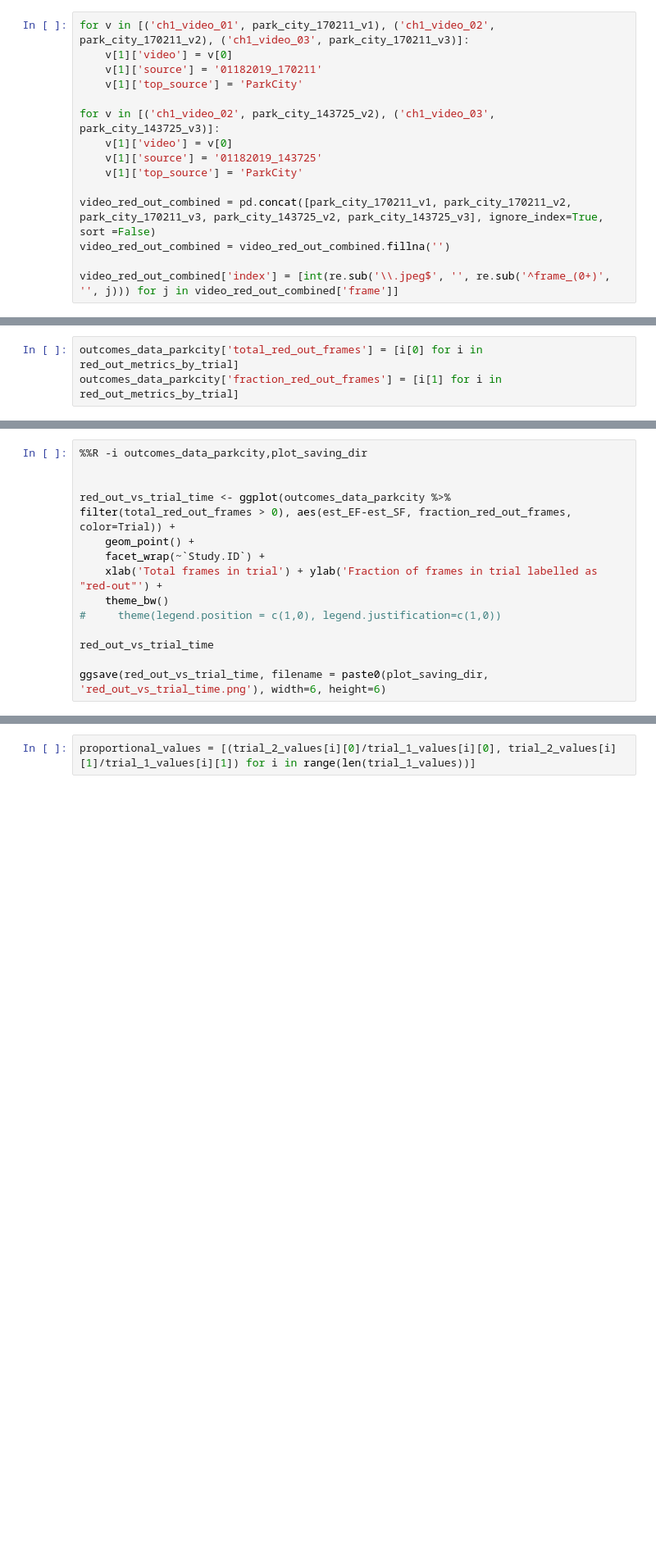
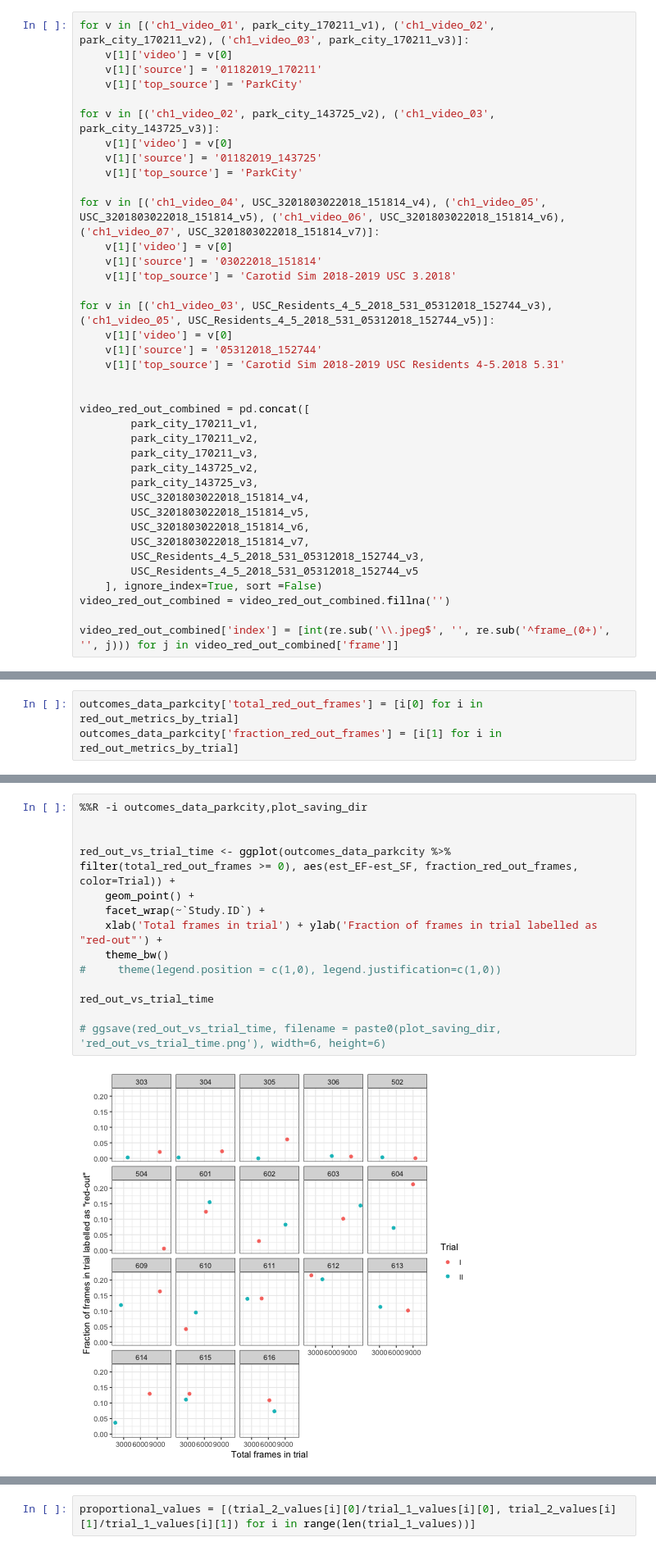
Before and after one commit to guillaumekugener/surgical-training-project, a Jupyter notebook: analysis/red_out_to_outcomes_associations.ipynb, the cells around one changed output, grey strips where cells are left out. Shown at 82% size. Cells and saved outputs as stored; diff of their text form; blank space fills up the shorter version.

```diff
--- a/analysis/red_out_to_outcomes_associations.ipynb
+++ b/analysis/red_out_to_outcomes_associations.ipynb
@@ -134,7 +107,30 @@ for v in [('ch1_video_02', park_city_143725_v2), ('ch1_video_03', park_city_1437
     v[1]['source'] = '01182019_143725'
     v[1]['top_source'] = 'ParkCity'
 
-video_red_out_combined = pd.concat([park_city_170211_v1, park_city_170211_v2, park_city_170211_v3, park_city_143725_v2, park_city_143725_v3], ignore_index=True, sort =False)
+for v in [('ch1_video_04', USC_3201803022018_151814_v4), ('ch1_video_05', USC_3201803022018_151814_v5), ('ch1_video_06', USC_3201803022018_151814_v6), ('ch1_video_07', USC_3201803022018_151814_v7)]:
+    v[1]['video'] = v[0]
+    v[1]['source'] = '03022018_151814'
+    v[1]['top_source'] = 'Carotid Sim 2018-2019 USC 3.2018'
+
+for v in [('ch1_video_03', USC_Residents_4_5_2018_531_05312018_152744_v3), ('ch1_video_05', USC_Residents_4_5_2018_531_05312018_152744_v5)]:
+    v[1]['video'] = v[0]
+    v[1]['source'] = '05312018_152744'
+    v[1]['top_source'] = 'Carotid Sim 2018-2019 USC Residents 4-5.2018 5.31'
+
+
+video_red_out_combined = pd.concat([
+        park_city_170211_v1,
+        park_city_170211_v2,
+        park_city_170211_v3,
+        park_city_143725_v2,
+        park_city_143725_v3,
+        USC_3201803022018_151814_v4,
+        USC_3201803022018_151814_v5,
+        USC_3201803022018_151814_v6,
+        USC_3201803022018_151814_v7,
+        USC_Residents_4_5_2018_531_05312018_152744_v3,
+        USC_Residents_4_5_2018_531_05312018_152744_v5
+    ], ignore_index=True, sort =False)
 video_red_out_combined = video_red_out_combined.fillna('')
 
 video_red_out_combined['index'] = [int(re.sub('\\.jpeg$', '', re.sub('^frame_(0+)', '', j))) for j in video_red_out_combined['frame']]
@@ -276,17 +264,19 @@ outcomes_data_parkcity.loc[outcomes_data_parkcity['total_red_out_frames'] > 0]
 # %%
 %%R -i outcomes_data_parkcity,plot_saving_dir
 
 
-red_out_vs_trial_time <- ggplot(outcomes_data_parkcity %>% filter(total_red_out_frames > 0), aes(est_EF-est_SF, fraction_red_out_frames, color=Trial)) +
+red_out_vs_trial_time <- ggplot(outcomes_data_parkcity %>% filter(total_red_out_frames >= 0), aes(est_EF-est_SF, fraction_red_out_frames, color=Trial)) +
     geom_point() +
     facet_wrap(~`Study.ID`) +
     xlab('Total frames in trial') + ylab('Fraction of frames in trial labelled as "red-out"') +
     theme_bw()
 #     theme(legend.position = c(1,0), legend.justification=c(1,0))
 
 red_out_vs_trial_time
 
-ggsave(red_out_vs_trial_time, filename = paste0(plot_saving_dir, 'red_out_vs_trial_time.png'), width=6, height=6)
+# ggsave(red_out_vs_trial_time, filename = paste0(plot_saving_dir, 'red_out_vs_trial_time.png'), width=6, height=6)
+# %% [output]
+[figure, added]
 # %%
 trial_1_values = []
 trial_2_values = []
```
Also changed, not shown: parts of 21 cells of this notebook, 3 other files.
